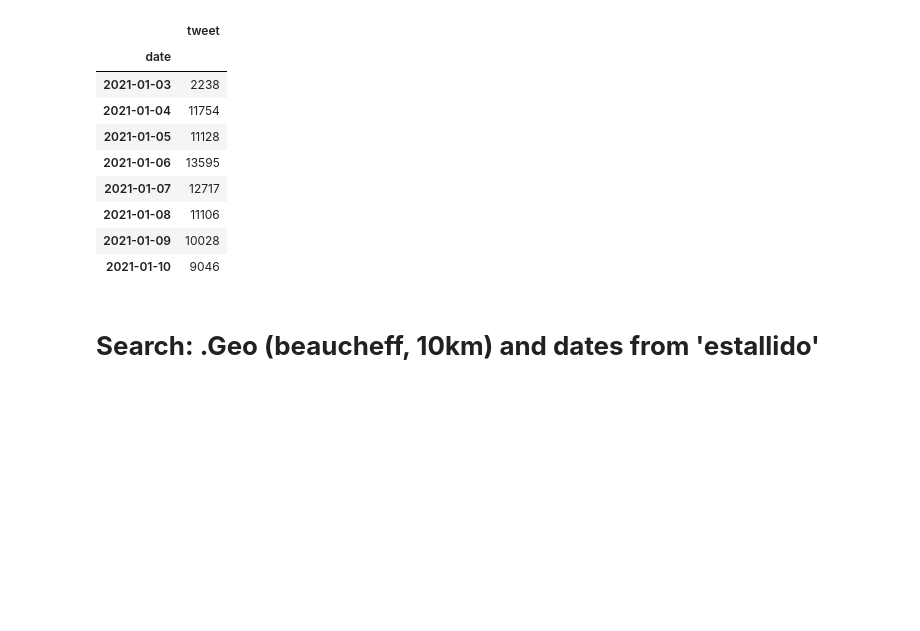
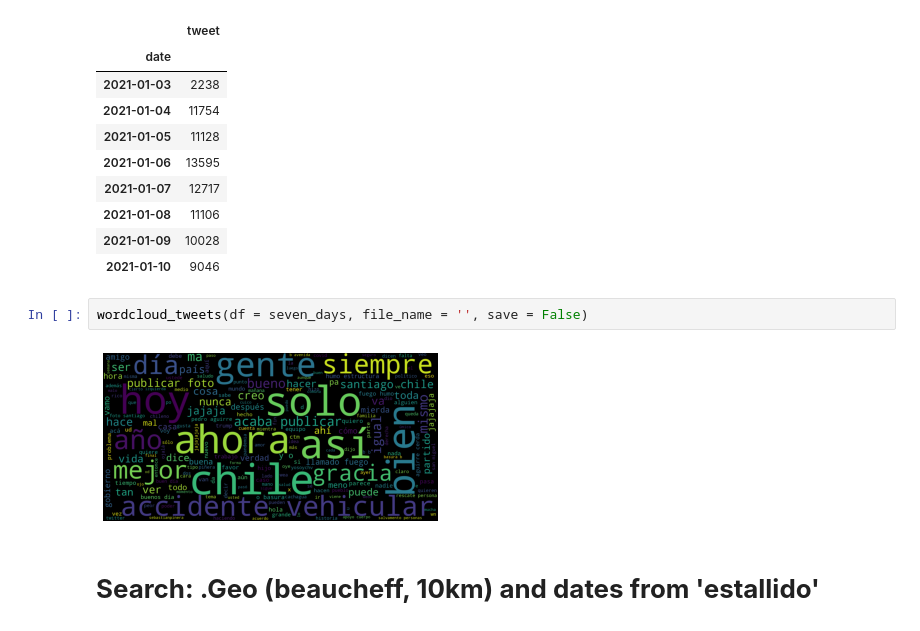
Before and after one commit to jignaciocastro8/data-project, a Jupyter notebook: tweets_data_review.ipynb, the cells around one changed output. Cells and saved outputs as stored; diff of their text form; blank space fills up the shorter version.

```diff
--- a/tweets_data_review.ipynb
+++ b/tweets_data_review.ipynb
@@ -30,6 +30,10 @@ seven_days[['date', 'tweet']].groupby(['date']).count()
 | 2021-01-08 | 11106 |
 | 2021-01-09 | 10028 |
 | 2021-01-10 | 9046 |
+# %%
+wordcloud_tweets(df = seven_days, file_name = '', save = False)
+# %% [output]
+[figure, added]
 # %% [markdown]
 # **Search: .Geo (beaucheff, 10km) and dates from 'estallido'**
 # %%
```
Also changed, not shown: parts of 13 cells of this notebook, 22 other files.
